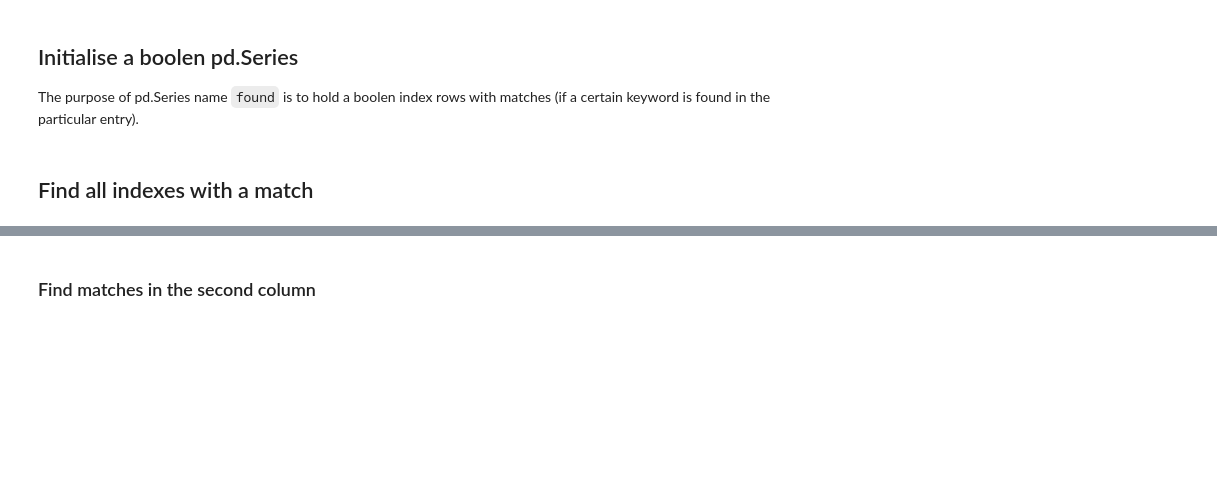
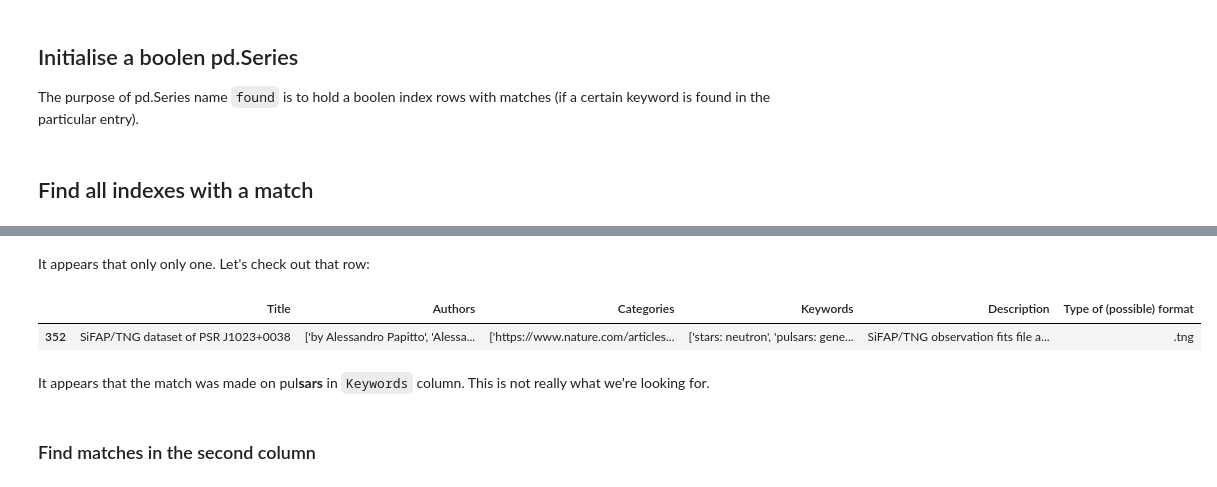
Before and after one commit to ljmesi/Copenhagen_BioHackathon2020, a Jupyter notebook: Select_Covid-19_data.ipynb, the cells around one changed output, grey strips where cells are left out. Saved outputs shown, nothing was run; the diff lists cells and outputs as text; code cells hidden in the pictures; blank space fills up the shorter version.

Commit message:
Locate possible Covid-19 data in the dataset

```diff
--- a/Select_Covid-19_data.ipynb
+++ b/Select_Covid-19_data.ipynb
@@ -240,7 +259,7 @@ By looking at excerpt, what could be searched is first to look for `first_term`
 ## Initialise a boolen pd.Series
 The purpose of pd.Series name `found` is to hold a boolen index rows with matches (if a certain keyword is found in the particular entry).
 # %%
-falses = np.zeros(len(sc_data["Title"]), dtype=bool) # https://stackoverflow.com/a/21174962
+falses = np.zeros(len(sc_clean["Title"]), dtype=bool) # https://stackoverflow.com/a/21174962
 found1 = pd.Series(data = falses,
                    dtype = bool)
 found2 = pd.Series(data = falses,
@@ -249,0 +271,4 @@ found2 = pd.Series(data = falses,
+# %%
+num_elem = len(sc_clean.columns.values.tolist())
+cols = sc_clean.columns.values.tolist()
+cols
@@ -249,0 +284,4 @@ found2 = pd.Series(data = falses,
+# %%
+cols.pop(num_elem-1)
+cols.pop(1)
+print(cols)
@@ -252,7 +292,7 @@ found2 = pd.Series(data = falses,
 # %%
-first_column_to_search_in = "Keywords"
-for word in first_term:
-    # Find out if the current search term can be found in the column
-    cur_match = sc_data[first_column_to_search_in].str.contains(word) # https://stackoverflow.com/a/15333283
-    # Join the found matches to one Series
-    found1 = found1 | cur_match
+for col in cols:
+    for word in first_term:
+        # Find out if the current search term can be found in the column
+        cur_match = sc_clean[col].str.contains(word) # https://stackoverflow.com/a/15333283
+        # Join the found matches to one Series
+        found1 = found1 | cur_match
@@ -264,4 +309,13 @@ True      1
 dtype: int64
+# %% [markdown]
+It appears that only only one. Let's check out that row:
+# %%
+sc_clean[found1]
+# %% [output]
+|  | Title | Authors | Categories | Keywords | Description | Type of (possible) format |
+| 352 | SiFAP/TNG dataset of PSR J1023+0038 | ['by Alessandro Papitto', 'Alessa... | ['https://www.nature.com/articles... | ['stars: neutron', 'pulsars: gene... | SiFAP/TNG observation fits file a... | .tng |
+# %% [markdown]
+It appears that the match was made on pul**sars** in `Keywords` column. This is not really what we're looking for.
 # %% [markdown]
 ### Find matches in the second column
 # %%
```
Also changed, not shown: parts of 12 cells of this notebook.
